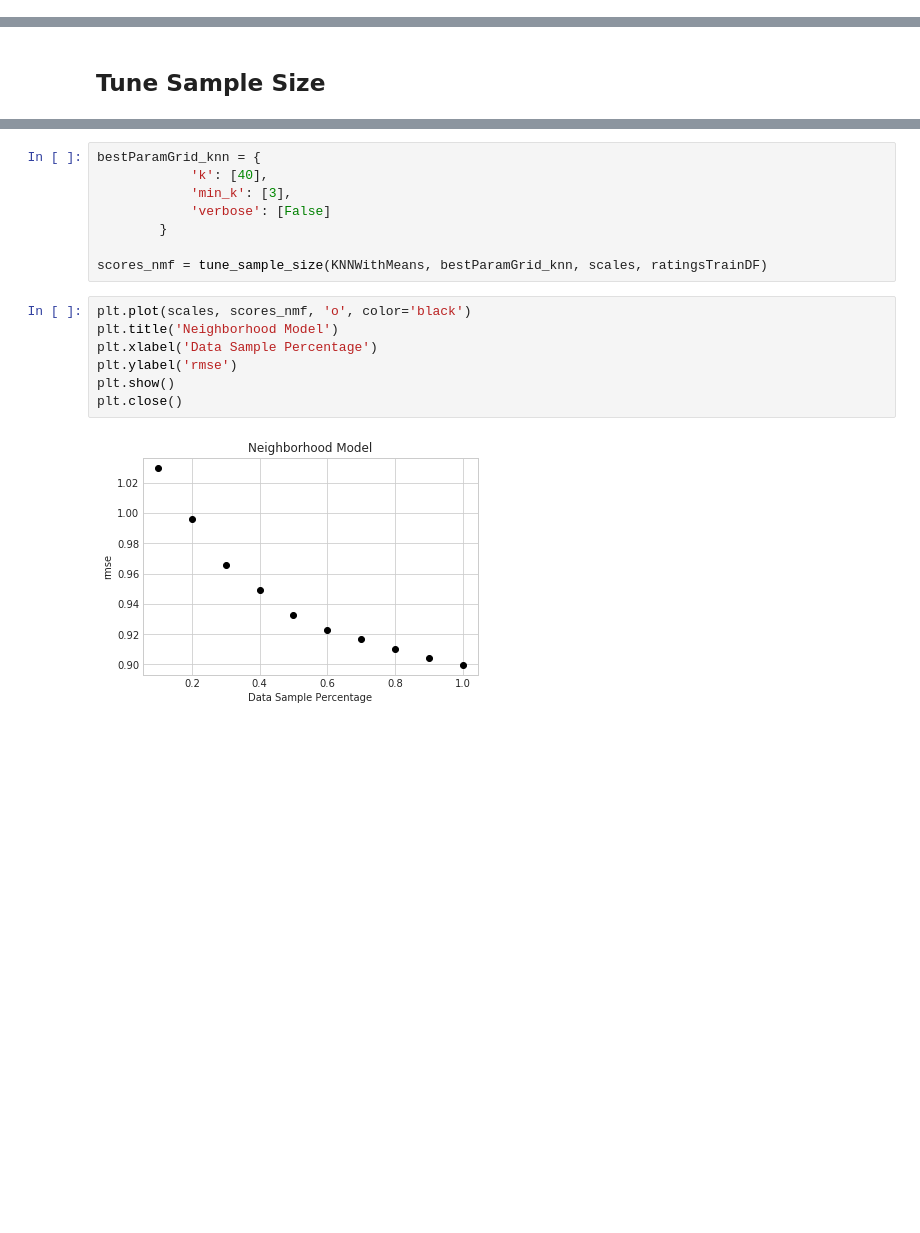
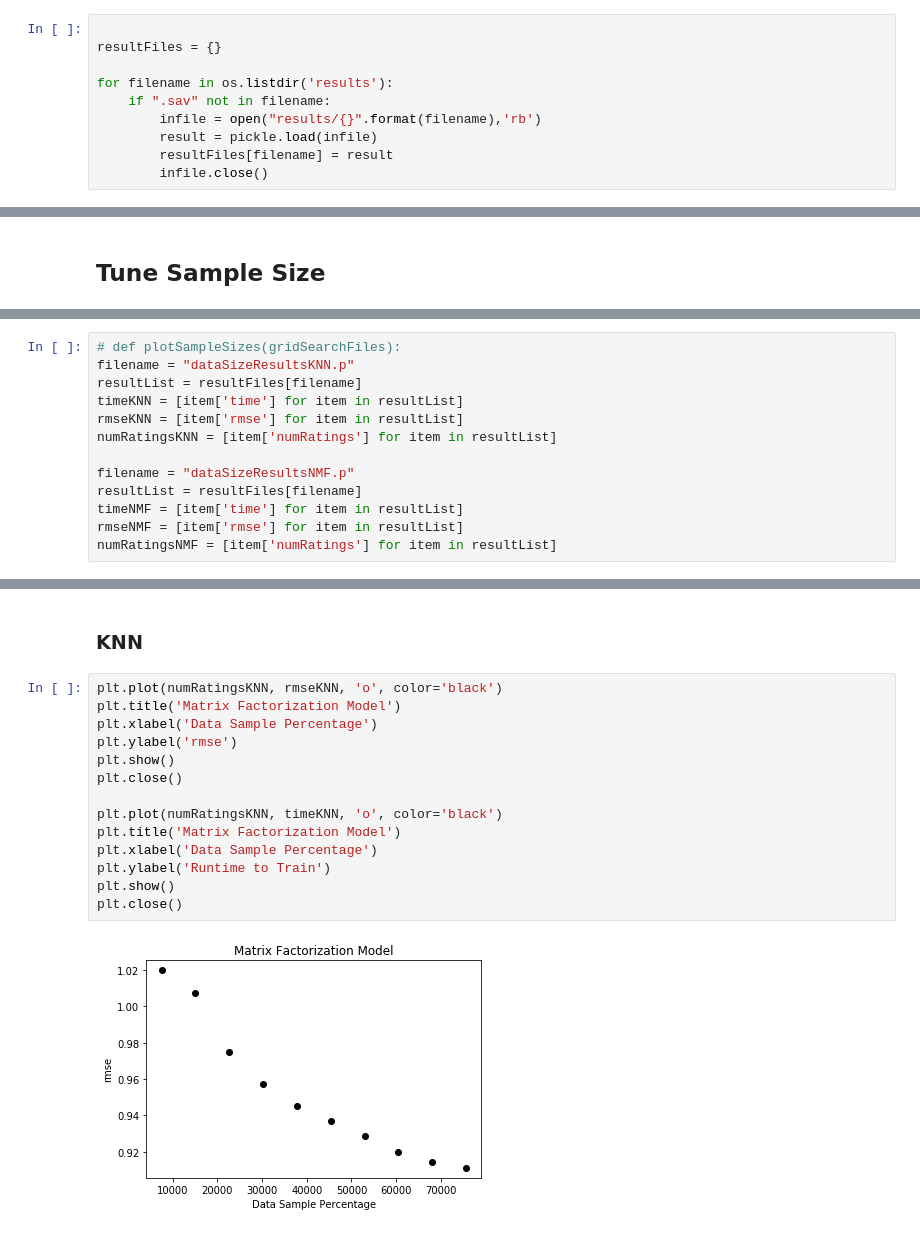
Before and after one commit to zachbogart/personalization_project, a Jupyter notebook: part1-zach.ipynb, the cells around one changed output, grey strips where cells are left out. Drawn from its saved outputs; the diff is of its cells as text; blank space fills up the shorter version.

```diff
--- a/part1-zach.ipynb
+++ b/part1-zach.ipynb
@@ -81,0 +25,10 @@ We now have a setup where we can pass in a model, cross-validate the desired hyp
+# %%
+
+resultFiles = {}
+
+for filename in os.listdir('results'):
+    if ".sav" not in filename:
+        infile = open("results/{}".format(filename),'rb')
+        result = pickle.load(infile)
+        resultFiles[filename] = result
+        infile.close()
@@ -227,0 +144,13 @@ scores_nmf = tune_sample_size(NMF, bestParamGrid_nmf, scales, ratingsTrainDF)
+# %%
+# def plotSampleSizes(gridSearchFiles):
+filename = "dataSizeResultsKNN.p"
+resultList = resultFiles[filename]
+timeKNN = [item['time'] for item in resultList]
+rmseKNN = [item['rmse'] for item in resultList]
+numRatingsKNN = [item['numRatings'] for item in resultList]
+
+filename = "dataSizeResultsNMF.p"
+resultList = resultFiles[filename]
+timeNMF = [item['time'] for item in resultList]
+rmseNMF = [item['rmse'] for item in resultList]
+numRatingsNMF = [item['numRatings'] for item in resultList]
@@ -237,17 +176,18 @@ plt.close()
-# %%
-bestParamGrid_knn = {
-            'k': [40],
-            'min_k': [3],
-            'verbose': [False]
-        }
-
-scores_nmf = tune_sample_size(KNNWithMeans, bestParamGrid_knn, scales, ratingsTrainDF)
+# %% [markdown]
+### KNN
 # %%
-plt.plot(scales, scores_nmf, 'o', color='black')
-plt.title('Neighborhood Model')
+plt.plot(numRatingsKNN, rmseKNN, 'o', color='black')
+plt.title('Matrix Factorization Model')
 plt.xlabel('Data Sample Percentage')
 plt.ylabel('rmse')
 plt.show()
 plt.close()
+
+plt.plot(numRatingsKNN, timeKNN, 'o', color='black')
+plt.title('Matrix Factorization Model')
+plt.xlabel('Data Sample Percentage')
+plt.ylabel('Runtime to Train')
+plt.show()
+plt.close()
 # %% [output]
-[figure, old version]
+[figure, new version]
```
Also changed, not shown: parts of 36 cells of this notebook.
